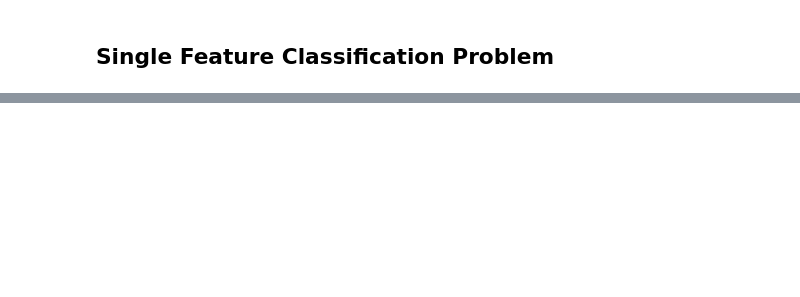
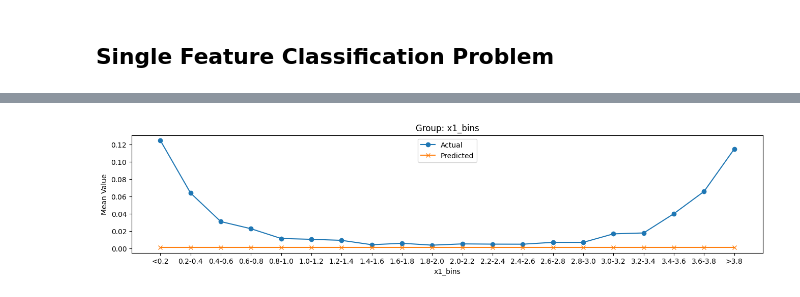
Before and after one commit to YimingZhang07/quantbullet, a Jupyter notebook: docs/experiments/linear_product_classifier_test_single_group.ipynb, the cells around one changed output, grey strips where cells are left out. Drawn from its saved outputs; the diff is of its cells as text; code cells hidden in the pictures; blank space fills up the shorter version.

Commit message:
bcd classifier wip

```diff
--- a/docs/experiments/linear_product_classifier_test_single_group.ipynb
+++ b/docs/experiments/linear_product_classifier_test_single_group.ipynb
@@ -80,0 +78,6 @@ for group in ['x1_bins']:
+# %%
+from quantbullet.optimizer import LinearProductClassifierBCD
+
+lpc_bcd = LinearProductClassifierBCD()
+# %%
+lpc_bcd.fit( train_df, df['binary_y'], feature_groups=feature_groups, n_iterations=5 )
@@ -80,0 +93,14 @@ for group in ['x1_bins']:
+# %%
+df['clf_bcd_pred_prob'] = lpc_bcd.predict(train_df)
+# %%
+for group in ['x1_bins']:
+    plt.figure(figsize=(16, 3))
+    summary = df.groupby(group, observed=True).agg({'binary_y': 'mean', 'clf_bcd_pred_prob': 'mean'})
+    plt.plot(summary.index, summary['binary_y'], label='Actual', marker='o')
+    plt.plot(summary.index, summary['clf_bcd_pred_prob'], label='Predicted', marker='x')
+    plt.title(f'Group: {group}')
+    plt.xlabel(group)
+    plt.ylabel('Mean Value')
+    plt.legend()
+# %% [output]
+[figure, added]
```
Also changed, not shown: parts of 7 cells of this notebook, 4 other files.
